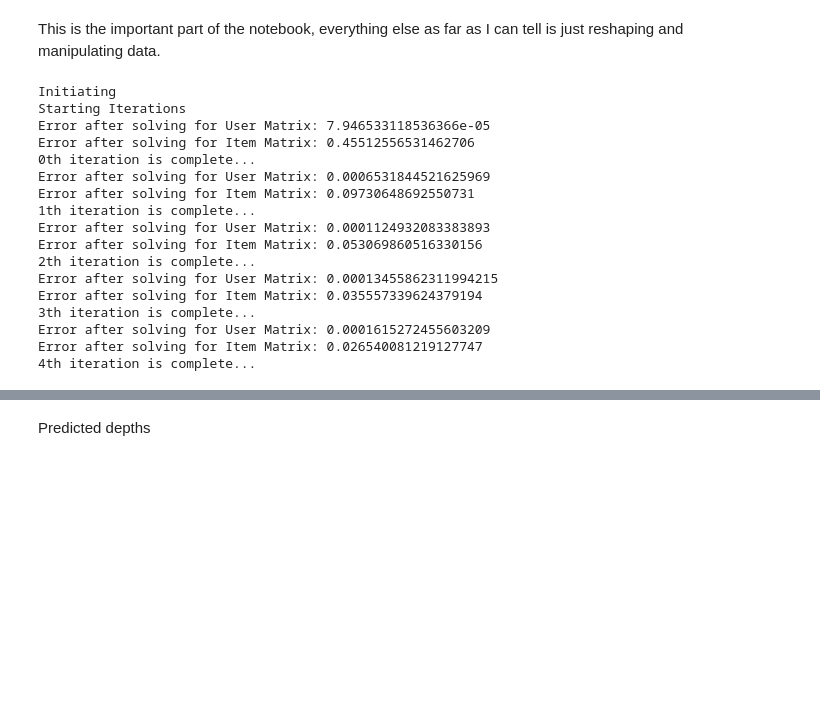
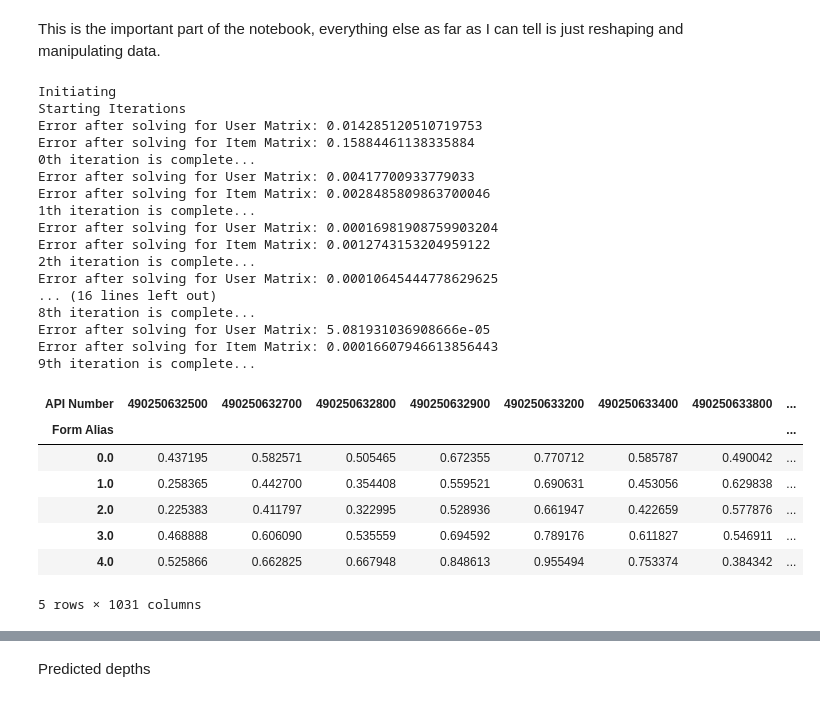
Before and after one commit to SsanyaS14/recommender-system, a Jupyter notebook: shellForModel.ipynb, the cells around one changed output, grey strips where cells are left out. Saved outputs shown, nothing was run; the diff lists cells and outputs as text; code cells hidden in the pictures; blank space fills up the shorter version.

```diff
--- a/shellForModel.ipynb
+++ b/shellForModel.ipynb
@@ -118,29 +129,39 @@ def runALS(A, R, n_factors, n_iterations, lambda_):
     # plt.savefig('Python MSE Graph.pdf', format='pdf')
     # plt.show()
 # %%
-U, Vt = runALS(R, A, 10, 5, 0.1)
+U, Vt = runALS(R_normalize, A, 10, 10, 0.1)
 # %% [output]
 Initiating
 Starting Iterations
-Error after solving for User Matrix: 7.946533118536366e-05
-Error after solving for Item Matrix: 0.45512556531462706
+Error after solving for User Matrix: 0.014285120510719753
+Error after solving for Item Matrix: 0.15884461138335884
 0th iteration is complete...
-Error after solving for User Matrix: 0.0006531844521625969
-Error after solving for Item Matrix: 0.09730648692550731
+Error after solving for User Matrix: 0.00417700933779033
+Error after solving for Item Matrix: 0.0028485809863700046
 1th iteration is complete...
-Error after solving for User Matrix: 0.0001124932083383893
-Error after solving for Item Matrix: 0.053069860516330156
+Error after solving for User Matrix: 0.00016981908759903204
+Error after solving for Item Matrix: 0.0012743153204959122
 2th iteration is complete...
-Error after solving for User Matrix: 0.00013455862311994215
-Error after solving for Item Matrix: 0.035557339624379194
-3th iteration is complete...
-Error after solving for User Matrix: 0.0001615272455603209
-Error after solving for Item Matrix: 0.026540081219127747
-4th iteration is complete...
+Error after solving for User Matrix: 0.00010645444778629625
+... (16 lines left out)
+8th iteration is complete...
+Error after solving for User Matrix: 5.081931036908666e-05
+Error after solving for Item Matrix: 0.00016607946613856443
+9th iteration is complete...
 # %%
 recommendations = np.dot(U, Vt)
 recsys_df = pd.DataFrame(data = recommendations[0:, 0:], index = D_df.index,
                         columns = D_df.columns)
+recsys_df.head()
+# %% [output]
+| API Number | 490250632500 | 490250632700 | 490250632800 | 490250632900 | 490250633200 | 490250633400 | 490250633800 | ... |
+| Form Alias |  |  |  |  |  |  |  | ... |
+| 0.0 | 0.437195 | 0.582571 | 0.505465 | 0.672355 | 0.770712 | 0.585787 | 0.490042 | ... |
+| 1.0 | 0.258365 | 0.442700 | 0.354408 | 0.559521 | 0.690631 | 0.453056 | 0.629838 | ... |
+| 2.0 | 0.225383 | 0.411797 | 0.322995 | 0.528936 | 0.661947 | 0.422659 | 0.577876 | ... |
+| 3.0 | 0.468888 | 0.606090 | 0.535559 | 0.694592 | 0.789176 | 0.611827 | 0.546911 | ... |
+| 4.0 | 0.525866 | 0.662825 | 0.667948 | 0.848613 | 0.955494 | 0.753374 | 0.384342 | ... |
+5 rows × 1031 columns
 # %%
 for i in range(5):
     plt.scatter(recsys_df.iloc[0:, i].values, D_df.iloc[0:, i].values) #plot predicted vs actual
```
Also changed, not shown: parts of 8 cells of this notebook, 1 other file.
